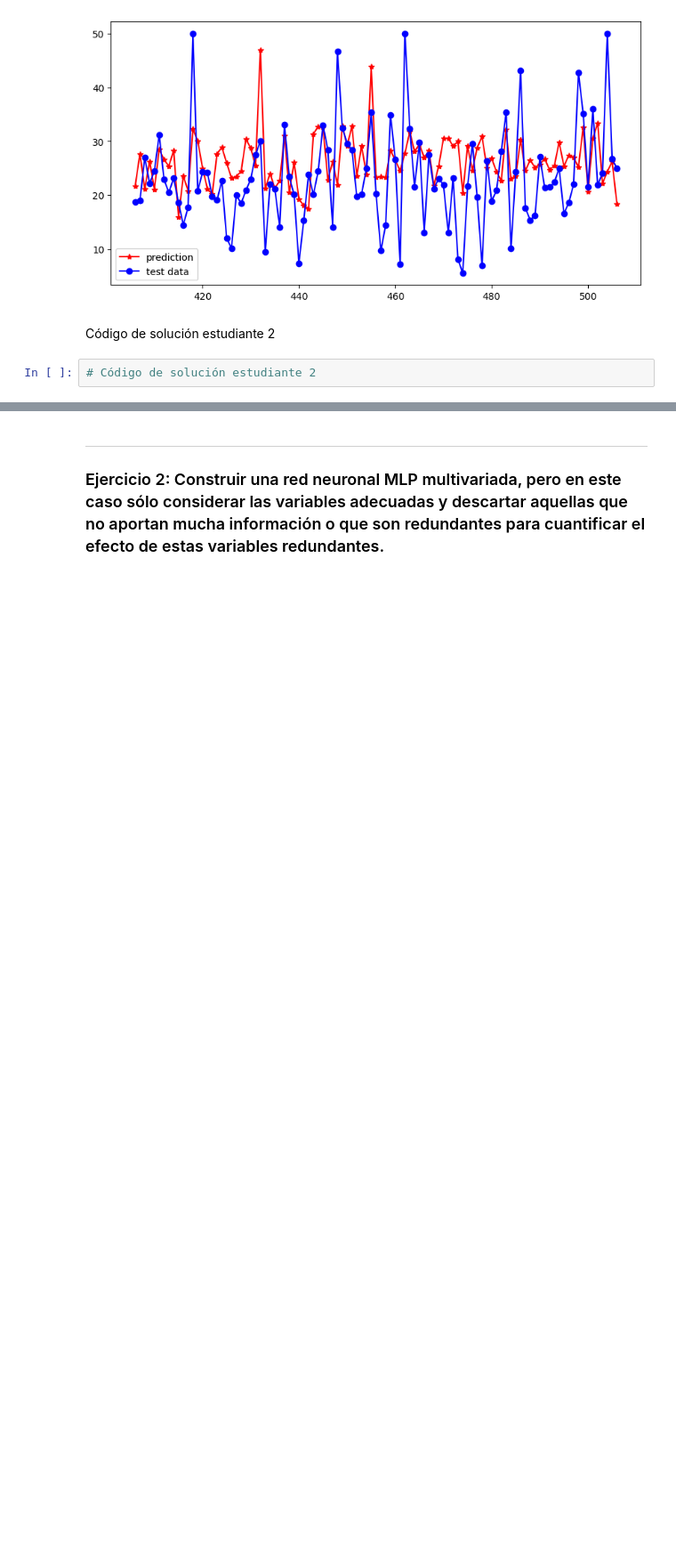
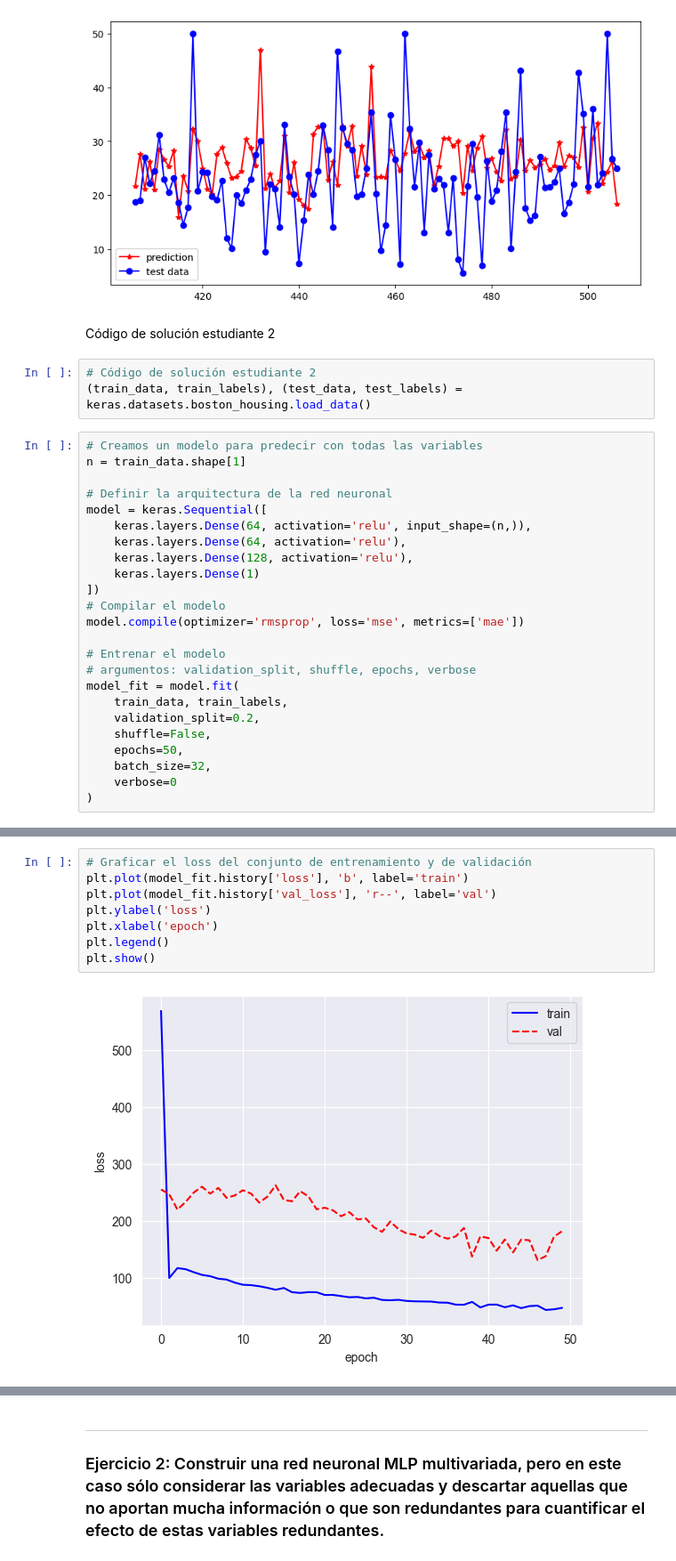
Before and after one commit to PauloVilla/ProyectoConjunto_PDCARDENAS_PAVILLA, a Jupyter notebook: Tarea_4.ipynb, the cells around one changed output, grey strips where cells are left out. Shown at 89% size. Cells and saved outputs as stored; diff of their text form; blank space fills up the shorter version.

```diff
--- a/Tarea_4.ipynb
+++ b/Tarea_4.ipynb
@@ -253,3 +253,28 @@ plt.show()
 Código de solución estudiante 2
 # %%
 # Código de solución estudiante 2
+(train_data, train_labels), (test_data, test_labels) = keras.datasets.boston_housing.load_data()
+# %%
+# Creamos un modelo para predecir con todas las variables
+n = train_data.shape[1]
+
+# Definir la arquitectura de la red neuronal
+model = keras.Sequential([
+    keras.layers.Dense(64, activation='relu', input_shape=(n,)),
+    keras.layers.Dense(64, activation='relu'),
+    keras.layers.Dense(128, activation='relu'),
+    keras.layers.Dense(1)
+])
+# Compilar el modelo
+model.compile(optimizer='rmsprop', loss='mse', metrics=['mae'])
+
+# Entrenar el modelo
+# argumentos: validation_split, shuffle, epochs, verbose
+model_fit = model.fit(
+    train_data, train_labels,
+    validation_split=0.2,
+    shuffle=False,
+    epochs=50,
+    batch_size=32,
+    verbose=0
+)
@@ -255,0 +290,10 @@ Código de solución estudiante 2
+# %%
+# Graficar el loss del conjunto de entrenamiento y de validación
+plt.plot(model_fit.history['loss'], 'b', label='train')
+plt.plot(model_fit.history['val_loss'], 'r--', label='val')
+plt.ylabel('loss')
+plt.xlabel('epoch')
+plt.legend()
+plt.show()
+# %% [output]
+[figure, added]
```
Also changed, not shown: parts of 15 cells of this notebook.
